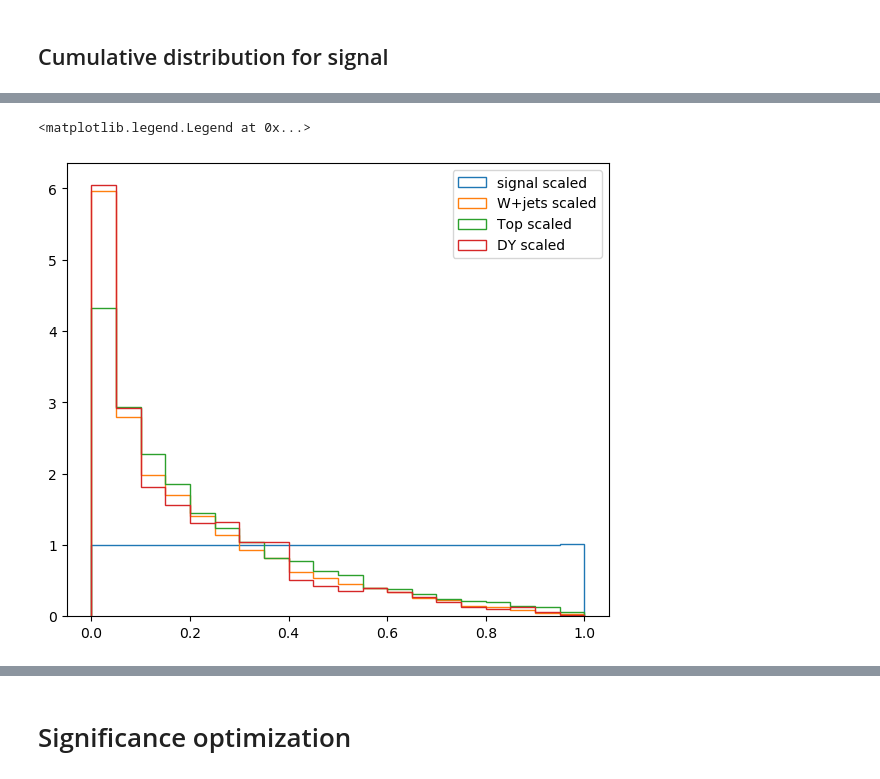
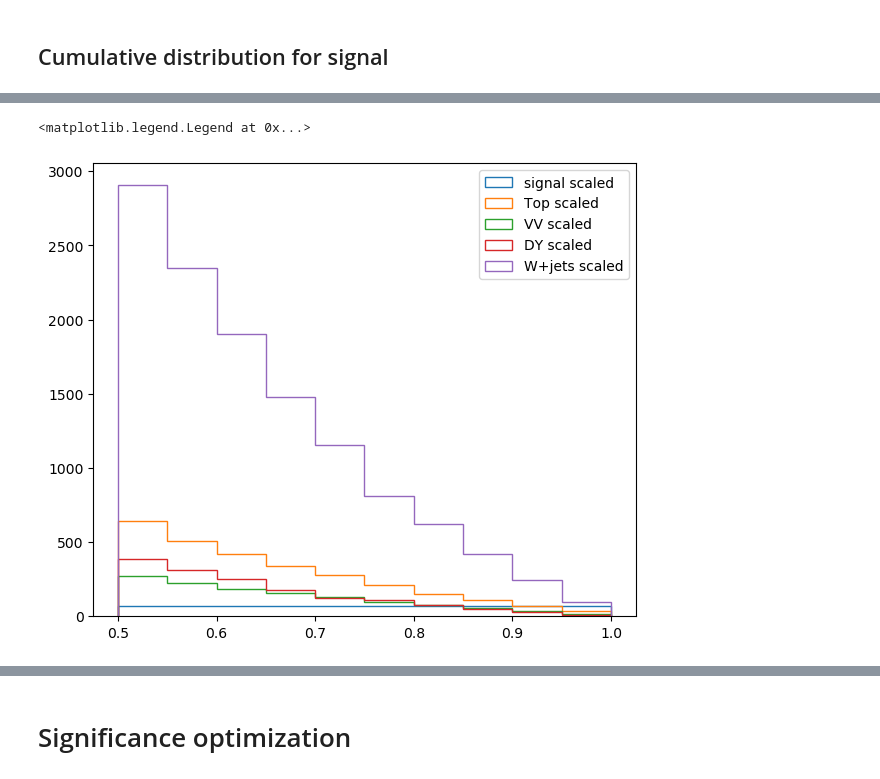
Before and after one commit to UniMiBAnalyses/ML_classification, a Jupyter notebook: BinningStudies.ipynb, the cells around one changed output, grey strips where cells are left out. Cells and saved outputs as stored; diff of their text form; code cells hidden in the pictures.

```diff
--- a/BinningStudies.ipynb
+++ b/BinningStudies.ipynb
@@ -34,7 +34,8 @@ for key in ["samples_version", "cols"]:
     config[key] = model_config[key]
 # %%
 # load numpy
-samples_dir = os.path.join(config_base_dir, config["cut"] , "samples", config["samples_version"])
+#samples_dir = os.path.join(config_base_dir, config["cut"] , "samples", config["samples_version"])
+samples_dir = os.path.join(config_base_dir, config["cut"] , "samples", "v3")
 import pickle
 signal = pickle.load(open(os.path.join(samples_dir, "for_training/signal_balanced.pkl"),     "rb"))
 bkg    = pickle.load(open(os.path.join(samples_dir, "for_training/background_balanced.pkl"), "rb"))
@@ -53,7 +54,8 @@ Y = np.hstack([Y_sig, Y_bkg])
 W = np.hstack([W_sig, W_bkg])
 Wnn = np.hstack([Wnn_sig, Wnn_bkg])
 
-scaler = pickle.load(open(f"{model_dir}/scaler_model.pkl", "rb"))
+from sklearn.preprocessing import StandardScaler
+scaler = StandardScaler()
 X_scaled = scaler.fit_transform(X)
 # %%
 import tensorflow as tf
@@ -155,11 +136,0 @@ hcumul
-# %%
-fig, ax1 = plt.subplots(figsize=(7,6), dpi=100)
-
-plt.hist(signal[signal.year==2017]["y"], weights=signal[signal.year==2016].weight, bins=50,density=True, label="signal 2016", histtype="step",range=(0,1))
-plt.hist(signal[signal.year==2017]["y"], weights=signal[signal.year==2017].weight, bins=50,density=True, label="signal 2017", histtype="step",range=(0,1))
-plt.hist(signal[signal.year==2018]["y"], weights=signal[signal.year==2018].weight, bins=50,density=True, label="signal 2018", histtype="step",range=(0,1))
-
-hcumul = plt.hist(signal[signal.year==2016]["y"], weights=signal[signal.year==2016].weight, bins=100,cumulative=True, density=True, range=(0,1),label="signal 2016 cumul", histtype="step")
-hcumul = plt.hist(signal[signal.year==2017]["y"], weights=signal[signal.year==2017].weight, bins=100,cumulative=True, density=True, range=(0,1),label="signal 2017 cumul", histtype="step")
-hcumul = plt.hist(signal[signal.year==2018]["y"], weights=signal[signal.year==2018].weight, bins=100,cumulative=True, density=True, range=(0,1),label="signal 2018 cumul", histtype="step")
-plt.legend()
@@ -186,6 +181,6 @@ outputfile.Close()
 # %%
 gr.SetBit(R.TGraph.kIsSortedX)
 
-signal["y_scaled"] = signal.y.map(gr.Eval)
-bkg["y_scaled"] = bkg.y.map(gr.Eval)
-wjets["y_scaled"] = wjets.y.map(gr.Eval)
+for year in [2016, 2017, 2018]:
+    signal.loc[signal.year == year, "y_scaled"] = signal.y.map(grs[year].Eval)
+    bkg.loc[bkg.year == year,"y_scaled"] = bkg.y.map(grs[year].Eval)
@@ -208,15 +187,21 @@ signal[signal.y_scaled> 0.98]
 # %%
 fig, ax1 = plt.subplots(figsize=(7,6), dpi=100)
 
-nbins = 20
-plt.hist(signal["y_scaled"], weights=signal.weight_, bins=nbins,density=True, label="signal scaled", histtype="step",range=(0,1))
-plt.hist(bkg[bkg.sample_name =="Wjets"]["y_scaled"], weights=bkg[bkg.sample_name =="Wjets"].weight_,
-             bins=nbins,density=True, label="W+jets scaled", histtype="step",range=(0,1))
-plt.hist(bkg[bkg.sample_name =="top"]["y_scaled"], weights=bkg[bkg.sample_name =="top"].weight_,
-             bins=nbins,density=True, label="Top scaled", histtype="step",range=(0,1))
-plt.hist(bkg[bkg.sample_name =="DY"]["y_scaled"], weights=bkg[bkg.sample_name =="DY"].weight_,
-             bins=nbins,density=True, label="DY scaled", histtype="step",range=(0,1))
+nbins = 10
+plt.hist(signal["y_scaled"], weights=signal.weight, bins=nbins, label="signal scaled", histtype="step",range=(0.5,1), stacked=True)
+plt.hist(bkg[bkg.sample_name =="top"]["y_scaled"], weights=bkg[bkg.sample_name =="top"].weight,
+             bins=nbins, label="Top scaled", histtype="step",range=(0.5,1), stacked=True)
+plt.hist(bkg[bkg.sample_name =="VV"]["y_scaled"], weights=bkg[bkg.sample_name =="VV"].weight,
+             bins=nbins, label="VV scaled", histtype="step",range=(0.5,1), stacked=True)
+plt.hist(bkg[bkg.sample_name =="DY"]["y_scaled"], weights=bkg[bkg.sample_name =="DY"].weight,
+             bins=nbins, label="DY scaled", histtype="step",range=(0.5,1), stacked=True)
+
+
+plt.hist(bkg[bkg.sample_name =="Wjets_HT"]["y_scaled"], weights=bkg[bkg.sample_name =="Wjets_HT"].weight,
+             bins=nbins, label="W+jets scaled", histtype="step",range=(0.5,1), stacked=True)
+
 plt.legend()
+#plt.yscale("log")
 # %% [output]
 <matplotlib.legend.Legend at 0x...>
-[figure, old version]
+[figure, new version]
```
Also changed, not shown: parts of 23 cells of this notebook.
